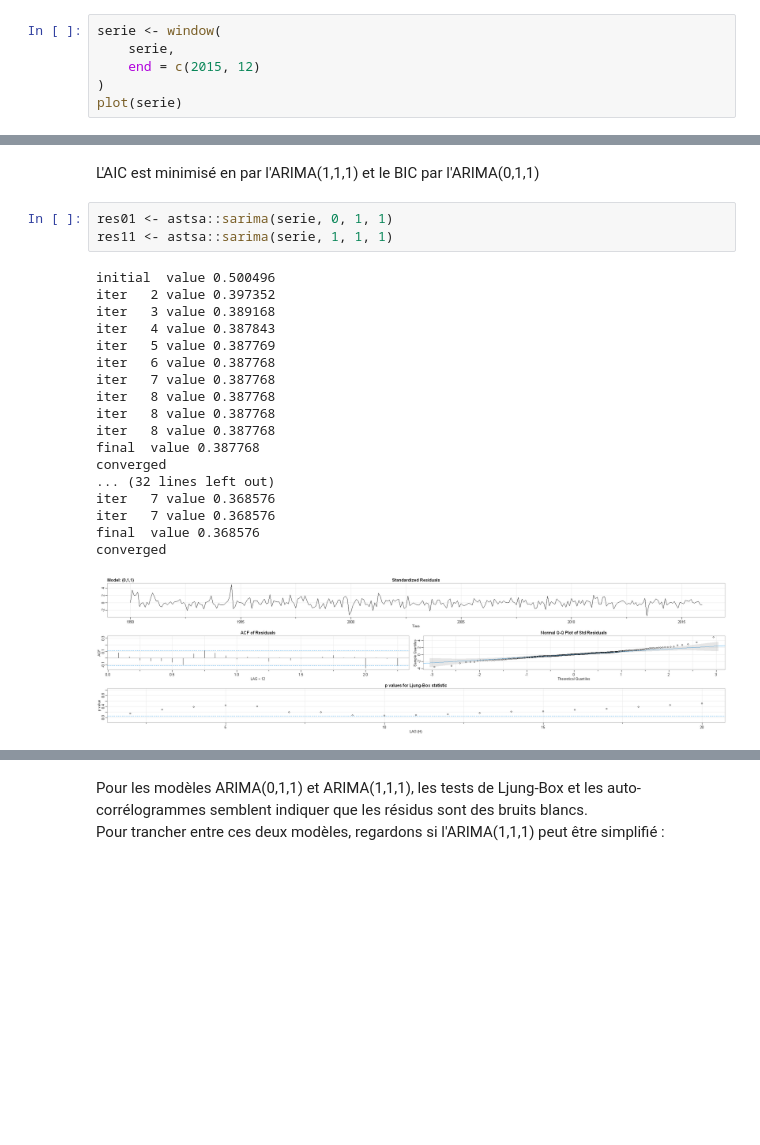
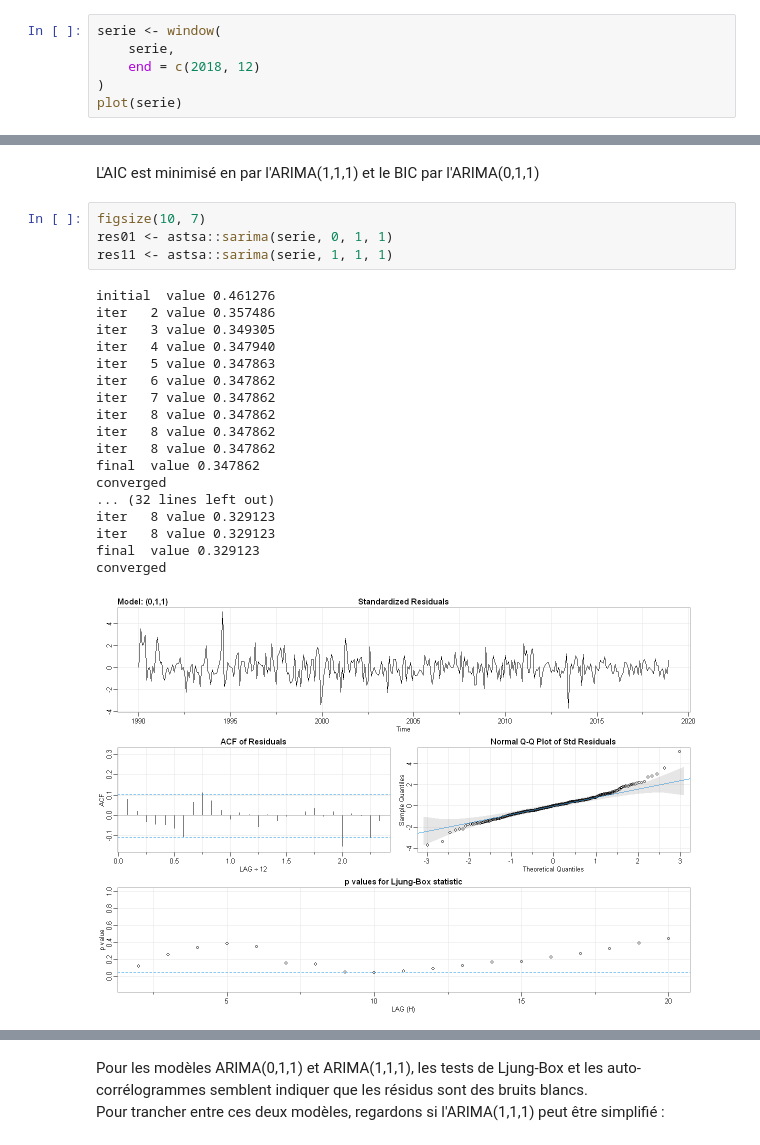
Before and after one commit to kouame1999/Projet_serie-temporelle, a Jupyter notebook: code.ipynb, the cells around one changed output, grey strips where cells are left out. Saved outputs shown, nothing was run; the diff lists cells and outputs as text; blank space fills up the shorter version.

```diff
--- a/code.ipynb
+++ b/code.ipynb
@@ -47,7 +49,7 @@ plot(decompose(serie))
 # %%
 serie <- window(
     serie,
-    end = c(2015, 12)
+    end = c(2018, 12)
 )
 plot(serie)
 # %% [output]
@@ -216,24 +216,25 @@ A data.frame: 16 × 5
 # %% [markdown]
 L'AIC est minimisé en par l'ARIMA(1,1,1) et le BIC par l'ARIMA(0,1,1)
 # %%
+figsize(10, 7)
 res01 <- astsa::sarima(serie, 0, 1, 1)
 res11 <- astsa::sarima(serie, 1, 1, 1)
 # %% [output]
-initial  value 0.500496
-iter   2 value 0.397352
-iter   3 value 0.389168
-iter   4 value 0.387843
-iter   5 value 0.387769
-iter   6 value 0.387768
-iter   7 value 0.387768
-iter   8 value 0.387768
-iter   8 value 0.387768
-iter   8 value 0.387768
-final  value 0.387768
+initial  value 0.461276
+iter   2 value 0.357486
+iter   3 value 0.349305
+iter   4 value 0.347940
+iter   5 value 0.347863
+iter   6 value 0.347862
+iter   7 value 0.347862
+iter   8 value 0.347862
+iter   8 value 0.347862
+iter   8 value 0.347862
+final  value 0.347862
 converged
 ... (32 lines left out)
-iter   7 value 0.368576
-iter   7 value 0.368576
-final  value 0.368576
+iter   8 value 0.329123
+iter   8 value 0.329123
+final  value 0.329123
 converged
-[figure, old version]
+[figure, new version]
```
Also changed, not shown: parts of 15 cells of this notebook.
